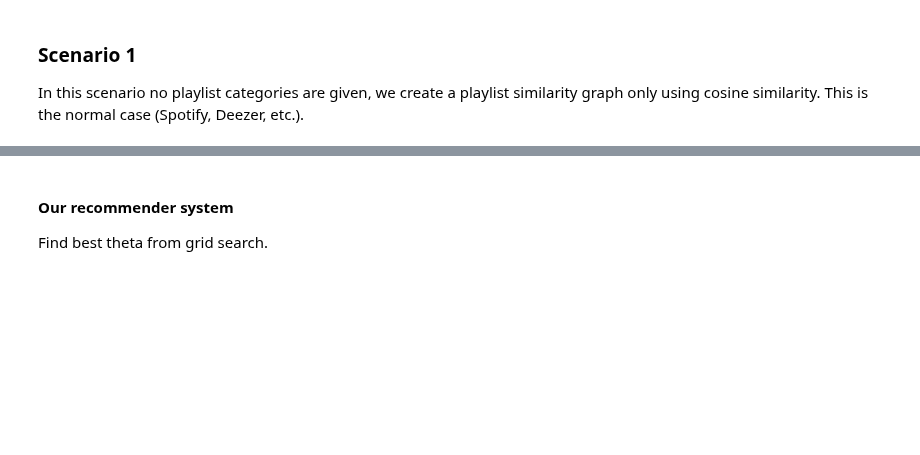
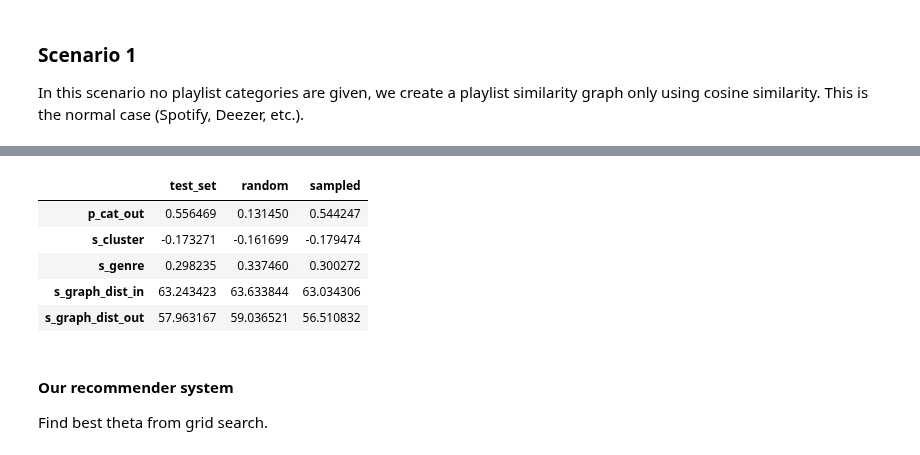
Before and after one commit to kikohs/recog, a Jupyter notebook: notebook/Rec sys.ipynb, the cells around one changed output, grey strips where cells are left out. Drawn from its saved outputs; the diff is of its cells as text; code cells hidden in the pictures; blank space fills up the shorter version.

```diff
--- a/notebook/Rec sys.ipynb
+++ b/notebook/Rec sys.ipynb
@@ -409,7 +409,7 @@ def agglomerate_results_per_category(data_path, key):
 
 def training_closure():
     def inner(data_path, theta_playlists, theta_songs, playlist_graph):  # stripped or normal
-        return recog.proximal_training(C_train, playlist_graph, SONG_GRAPH, rank,
+        return recog.proximal_training(C_train, playlist_graph, SONG_GRAPH, RANK,
                                        theta_tv_a=theta_playlists,
                                        theta_tv_b=theta_songs,
                                        data_path=data_path,
@@ -466,9 +466,10 @@ def run_validation(data_path, A, B, method=0, sample_size=SAMPLE_SIZE, top_k_pla
     if method == 0:
         reco_f = lambda x: recog.recommend(x, SONGS, A, B, PLAYLIST_SIZE, SONG_TO_IDX, top_k_playlist)
     elif method == 1:
-        reco_f = lambda x: recog.recommend_playlist_graph_only(x, SONGS,
+        reco_f = lambda x: recog.recommend_playlist_graph_only(x, SONGS, MIXES_train,
                                                                PLAYLISTS_train,
                                                                SONG_ID_KEY,
+                                                               PLAYLIST_ID_KEY,
                                                                top_k_playlists=top_k_playlist,
                                                                top_k_songs=PLAYLIST_SIZE)
     else:
@@ -577,0 +577,3 @@ TODO
+# %%
+data_path = os.path.join(SCENARIO_DIR, 'playlist_graph_rec')
+exp1_s1_playlist_graph_rec = run_validation(data_path, None, None, method=1)
@@ -578,3 +582,12 @@ TODO
+# %%
+exp1_s1_playlist_graph_rec
+# %% [output]
+|  | test_set | random | sampled |
+| p_cat_out | 0.556469 | 0.131450 | 0.544247 |
+| s_cluster | -0.173271 | -0.161699 | -0.179474 |
+| s_genre | 0.298235 | 0.337460 | 0.300272 |
+| s_graph_dist_in | 63.243423 | 63.633844 | 63.034306 |
+| s_graph_dist_out | 57.963167 | 59.036521 | 56.510832 |
 # %% [markdown]
 #### Our recommender system
 
```
Also changed, not shown: parts of 7 cells of this notebook, 1 other file.
